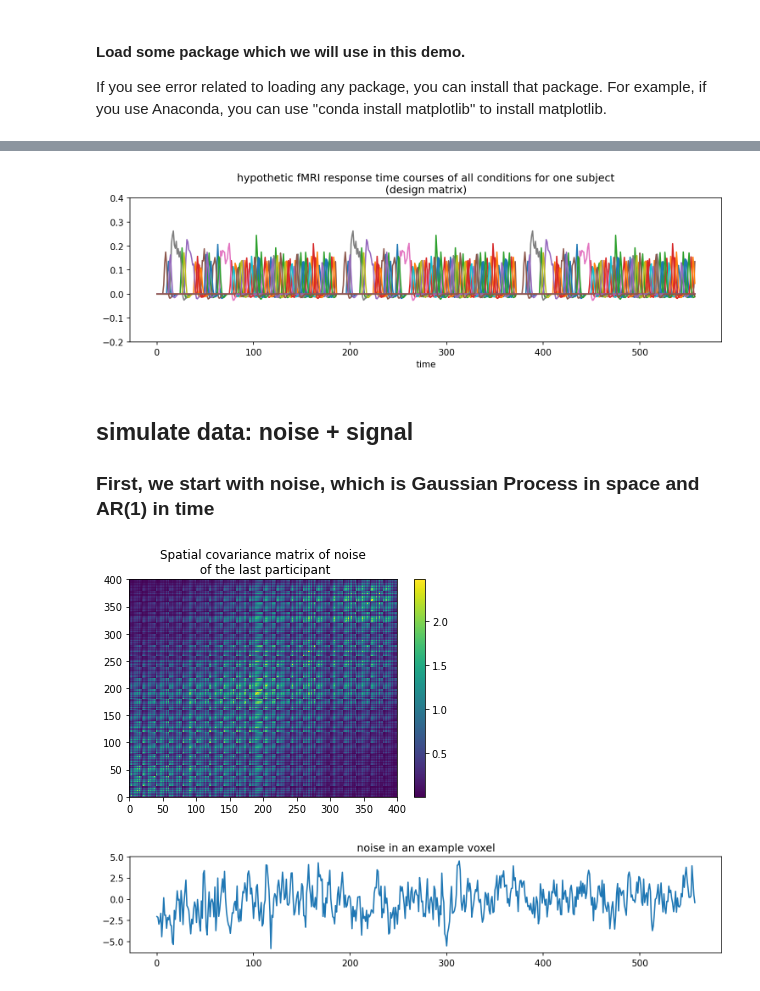
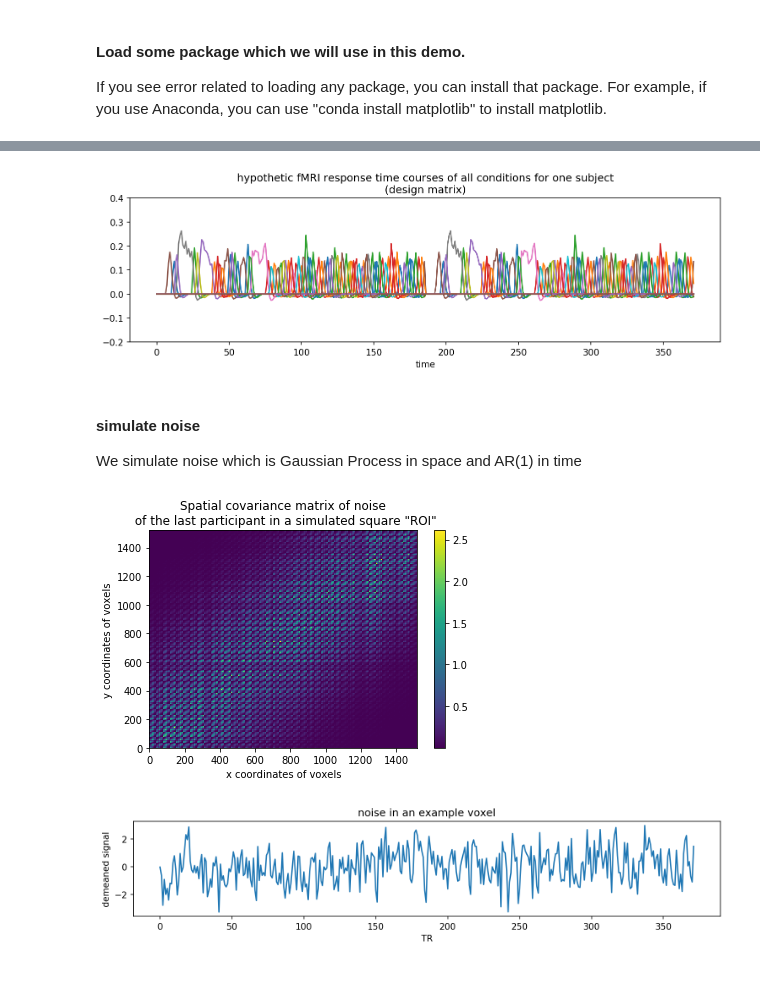
Before and after one commit to brainiak/brainiak-aperture, a Jupyter notebook: notebooks/brsa/brsa_demo.ipynb, the cells around one changed output, grey strips where cells are left out. Saved outputs shown, nothing was run; the diff lists cells and outputs as text; code cells hidden in the pictures.

```diff
--- a/notebooks/brsa/brsa_demo.ipynb
+++ b/notebooks/brsa/brsa_demo.ipynb
@@ -55,8 +70,8 @@ In typical fMRI analysis, some nuisance regressors such as head motion, baseline
 # %%
 n_subj = 5
-n_run = np.random.random_integers(2, 4, n_subj)
-ROI_edge = np.random.random_integers(20, 40, n_subj)
-# We simulate "ROI" of a square shape
+n_run = np.random.randint(2, 4, n_subj)
+ROI_edge = np.random.randint(20, 40, n_subj)
+# We simulate "ROIs" of a square shape
 design = [None] * n_subj
 for subj in range(n_subj):
     design[subj] = utils.ReadDesign(fname="example_design.1D")
@@ -83,17 +98,19 @@ plt.title('hypothetic fMRI response time courses '
 plt.xlabel('time')
 plt.show()
 # %% [output]
-[figure, old version]
+[figure, new version]
 # %% [markdown]
-## simulate data: noise + signal
-### First, we start with noise, which is Gaussian Process in space and AR(1) in time
+#### simulate noise
+We simulate noise which is Gaussian Process in space and AR(1) in time
 # %%
 noise_bot = 0.5
 noise_top = 1.5
 noise_level = [None] * n_subj
 noise = [None] * n_subj
 rho1 = [None] * n_subj
+white_noise_magnitude = 0.4
 for subj in range(n_subj):
+    # each subject may have different noise level
     noise_level[subj] = np.random.rand(n_V[subj]) * \
         (noise_top - noise_bot) + noise_bot
     # The standard deviation of the noise is in the range of [noise_bot, noise_top]
@@ -102,7 +119,7 @@ for subj in range(n_subj):
 
 # AR(1) coefficient
 rho1_top = 0.8
-rho1_bot = -0.2
+rho1_bot = -0.1
 for subj in range(n_subj):
     rho1[subj] = np.random.rand(n_V[subj]) \
         * (rho1_top - rho1_bot) + rho1_bot
@@ -117,37 +134,40 @@ for subj in range(n_subj):
     # generating noise
     K_noise = noise_level[subj][:, np.newaxis] \
         * (np.exp(-dist2[subj] / noise_smooth_width**2 / 2.0) \
-           + np.eye(n_V[subj]) * 0.1) * noise_level[subj]
+           + np.eye(n_V[subj]) * white_noise_magnitude ** 2) * noise_level[subj]
     # We make spatially correlated noise by generating
     # noise at each time point from a Gaussian Process
     # defined over the coordinates.
     L_noise = np.linalg.cholesky(K_noise)
     noise[subj] = np.zeros([n_T[subj], n_V[subj]])
     noise[subj][0, :] = np.dot(L_noise, np.random.randn(n_V[subj]))\
         / np.sqrt(1 - rho1[subj]**2)
     for i_t in range(1, n_T[subj]):
         noise[subj][i_t, :] = noise[subj][i_t - 1, :] * rho1[subj] \
             + np.dot(L_noise,np.random.randn(n_V[subj]))
     # For each voxel, the noise follows AR(1) process:
     # fresh noise plus a dampened version of noise at
     # the previous time point.
     # In this simulation, we also introduced spatial smoothness resembling a Gaussian Process.
     # Notice that we simulated in this way only to introduce spatial noise correlation.
-    # This does not represent the assumption of the form of spatial noise correlation in the model.
-    # Instead, the model is designed to capture structured noise correlation manifested
-    # as a few spatial maps each modulated by a time course, which appears as spatial noise correlation.
+    # Gaussian Process is not the assumption of the form of spatial noise correlation in the model.
+    noise[subj] += np.random.randn()
 plt.pcolor(K_noise)
 plt.colorbar()
 plt.xlim([0, ROI_edge[-1] * ROI_edge[-1]])
 plt.ylim([0, ROI_edge[-1] * ROI_edge[-1]])
-plt.title('Spatial covariance matrix of noise\n of the last participant')
+plt.title('Spatial covariance matrix of noise\n of the last participant in a simulated square "ROI"')
+plt.xlabel('x coordinates of voxels')
+plt.ylabel('y coordinates of voxels')
 plt.show()
 
 fig = plt.figure(num=None, figsize=(12, 2), dpi=150,
                  facecolor='w', edgecolor='k')
 plt.plot(noise[-1][:, 0])
 plt.title('noise in an example voxel')
+plt.xlabel('TR')
+plt.ylabel('demeaned signal')
 plt.show()
 # %% [output]
-[figure, old version]
+[figure, new version]
-[figure, old version]
+[figure, new version]
```
Also changed, not shown: parts of 48 cells of this notebook, 3 other files.
